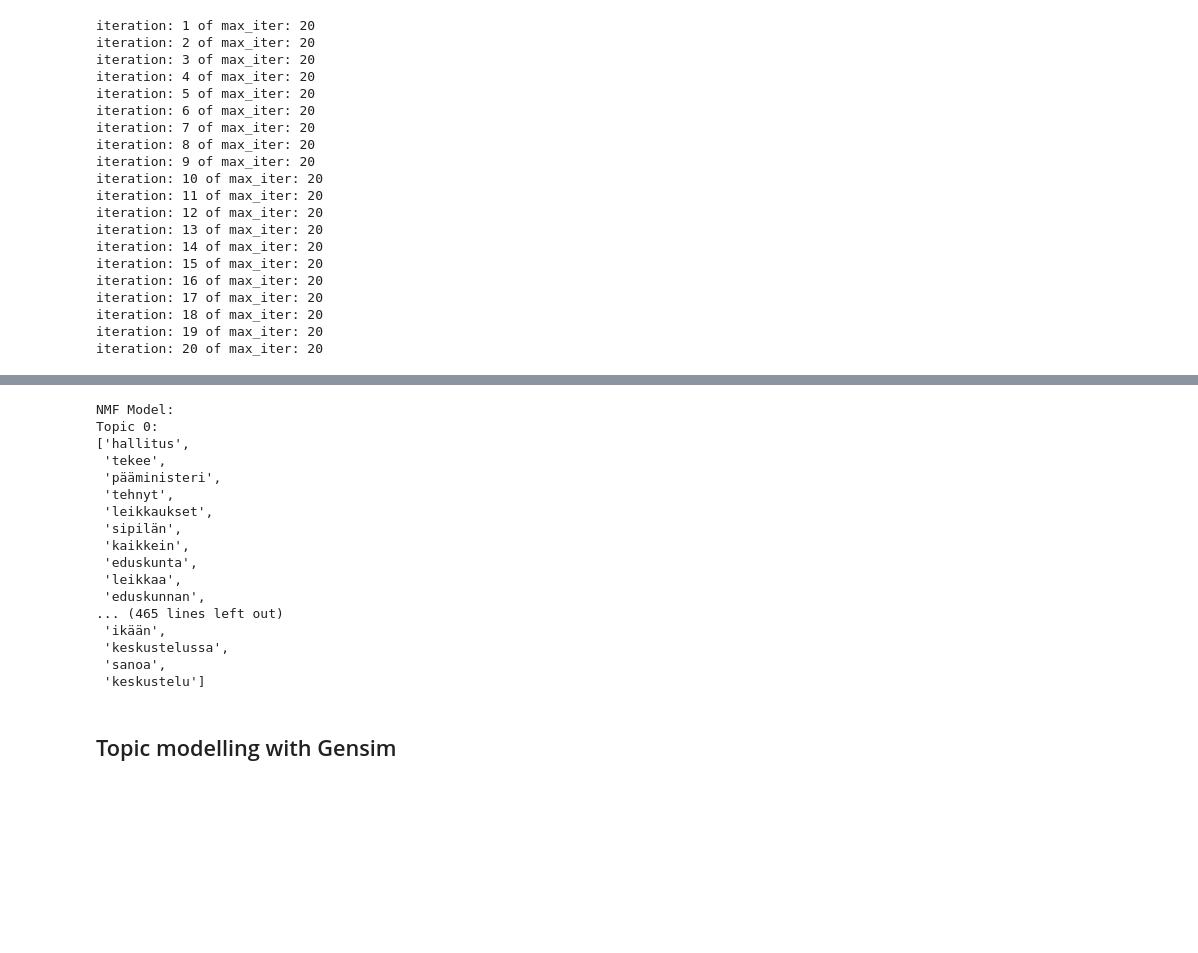
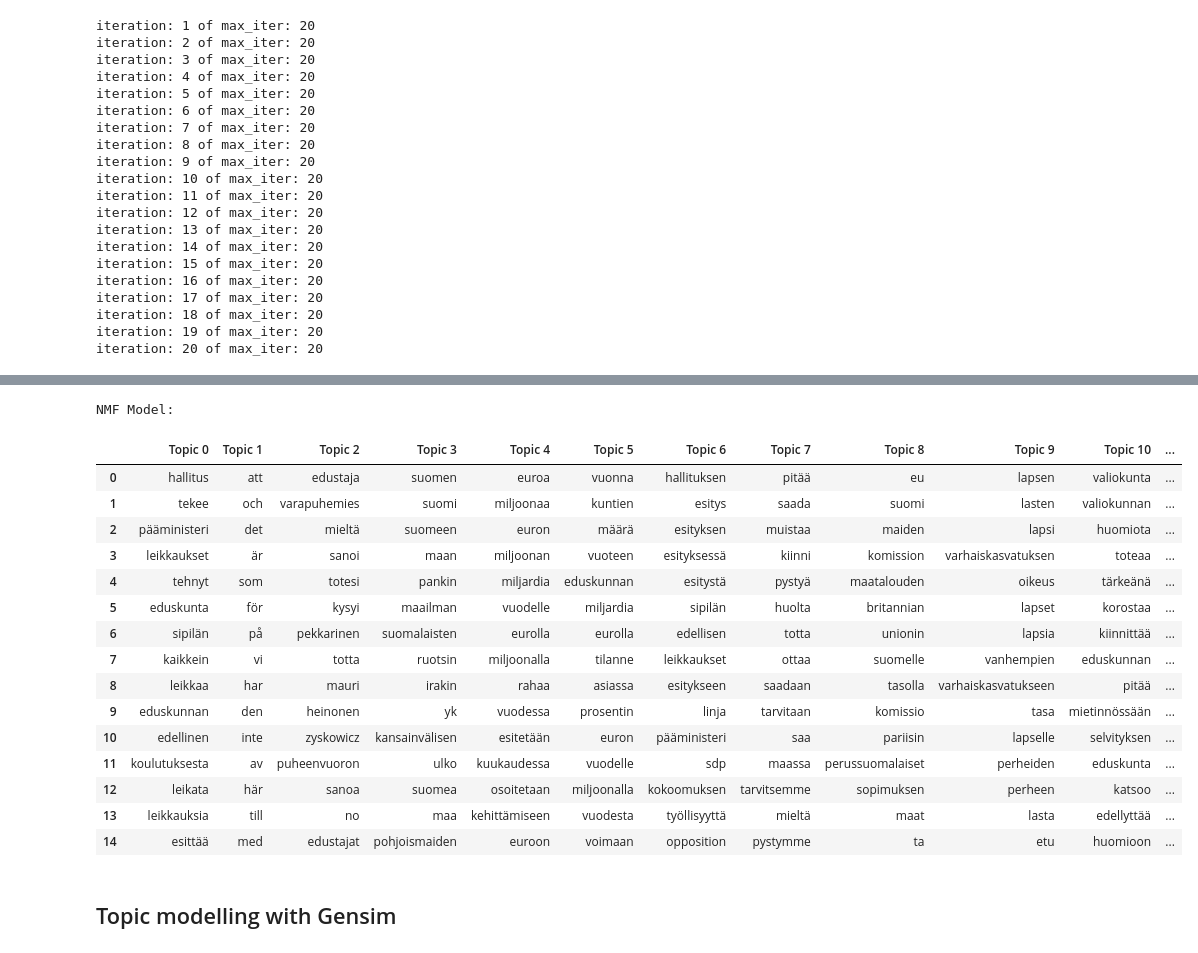
Before and after one commit to AleksanKo/Topic-Modelling-SemParl, a Jupyter notebook: Topic Modelling.ipynb, the cells around one changed output, grey strips where cells are left out. Saved outputs shown, nothing was run; the diff lists cells and outputs as text; code cells hidden in the pictures; blank space fills up the shorter version.

```diff
--- a/Topic Modelling.ipynb
+++ b/Topic Modelling.ipynb
@@ -127,22 +123,22 @@ Topic 0:
 # %%
 # Keywords for topics clustered by Non-Negative Matrix Factorization
 print("NMF Model:")
-print_topics(nmf, vectorizer)
+print_topics_as_df(nmf, vectorizer)
 # %% [output]
 NMF Model:
-Topic 0:
-['hallitus',
- 'tekee',
- 'pääministeri',
- 'tehnyt',
- 'leikkaukset',
- 'sipilän',
- 'kaikkein',
- 'eduskunta',
- 'leikkaa',
- 'eduskunnan',
-... (465 lines left out)
- 'ikään',
- 'keskustelussa',
- 'sanoa',
- 'keskustelu']
+|  | Topic 0 | Topic 1 | Topic 2 | Topic 3 | Topic 4 | Topic 5 | Topic 6 | Topic 7 | Topic 8 | Topic 9 | Topic 10 | ... |
+| 0 | hallitus | att | edustaja | suomen | euroa | vuonna | hallituksen | pitää | eu | lapsen | valiokunta | ... |
+| 1 | tekee | och | varapuhemies | suomi | miljoonaa | kuntien | esitys | saada | suomi | lasten | valiokunnan | ... |
+| 2 | pääministeri | det | mieltä | suomeen | euron | määrä | esityksen | muistaa | maiden | lapsi | huomiota | ... |
+| 3 | leikkaukset | är | sanoi | maan | miljoonan | vuoteen | esityksessä | kiinni | komission | varhaiskasvatuksen | toteaa | ... |
+| 4 | tehnyt | som | totesi | pankin | miljardia | eduskunnan | esitystä | pystyä | maatalouden | oikeus | tärkeänä | ... |
+| 5 | eduskunta | för | kysyi | maailman | vuodelle | miljardia | sipilän | huolta | britannian | lapset | korostaa | ... |
+| 6 | sipilän | på | pekkarinen | suomalaisten | eurolla | eurolla | edellisen | totta | unionin | lapsia | kiinnittää | ... |
+| 7 | kaikkein | vi | totta | ruotsin | miljoonalla | tilanne | leikkaukset | ottaa | suomelle | vanhempien | eduskunnan | ... |
+| 8 | leikkaa | har | mauri | irakin | rahaa | asiassa | esitykseen | saadaan | tasolla | varhaiskasvatukseen | pitää | ... |
+| 9 | eduskunnan | den | heinonen | yk | vuodessa | prosentin | linja | tarvitaan | komissio | tasa | mietinnössään | ... |
+| 10 | edellinen | inte | zyskowicz | kansainvälisen | esitetään | euron | pääministeri | saa | pariisin | lapselle | selvityksen | ... |
+| 11 | koulutuksesta | av | puheenvuoron | ulko | kuukaudessa | vuodelle | sdp | maassa | perussuomalaiset | perheiden | eduskunta | ... |
+| 12 | leikata | här | sanoa | suomea | osoitetaan | miljoonalla | kokoomuksen | tarvitsemme | sopimuksen | perheen | katsoo | ... |
+| 13 | leikkauksia | till | no | maa | kehittämiseen | vuodesta | työllisyyttä | mieltä | maat | lasta | edellyttää | ... |
+| 14 | esittää | med | edustajat | pohjoismaiden | euroon | voimaan | opposition | pystymme | ta | etu | huomioon | ... |
```
Also changed, not shown: parts of 11 cells of this notebook.
